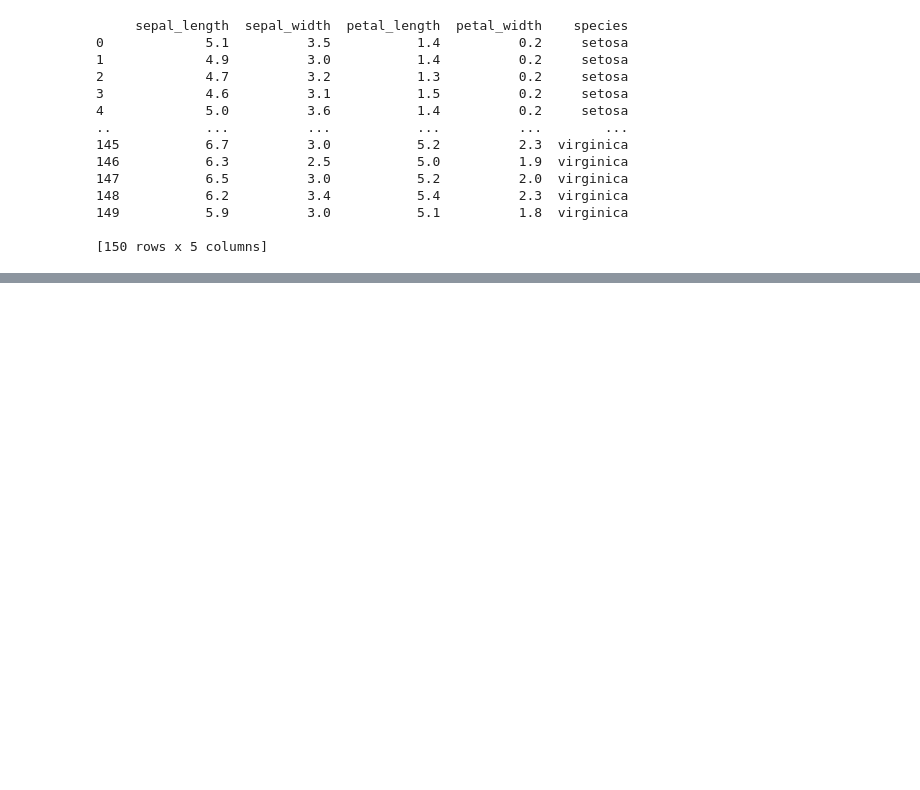
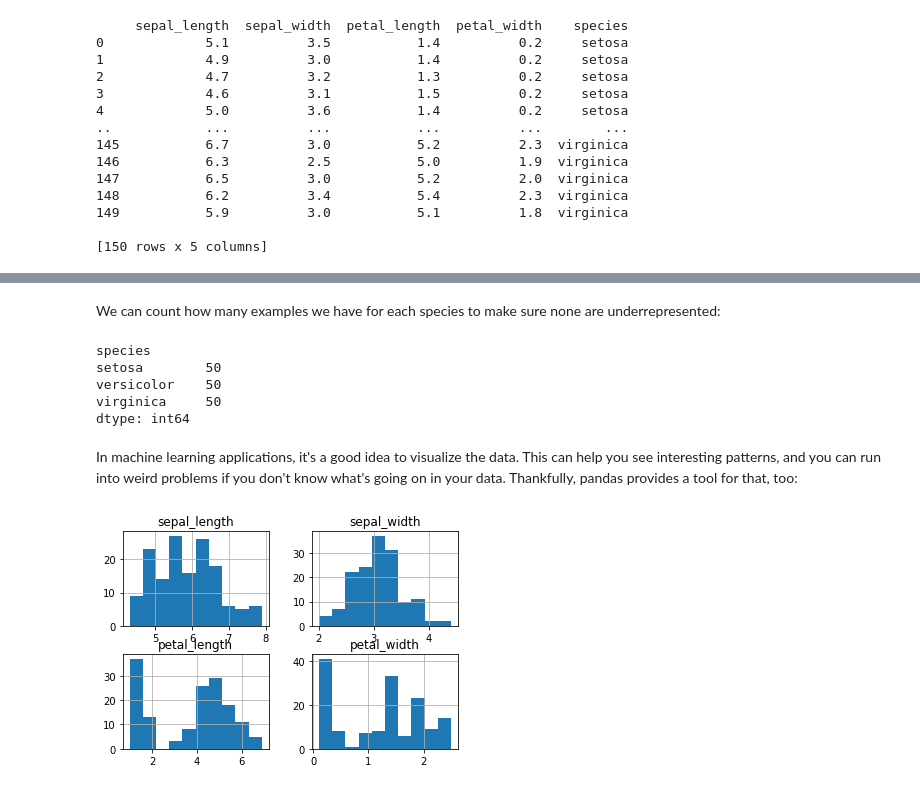
Before and after one commit to Tacitus523/ml4chem, a Jupyter notebook: Classification/logistic.ipynb, the cells around one changed output, grey strips where cells are left out. Drawn from its saved outputs; the diff is of its cells as text; code cells hidden in the pictures; blank space fills up the shorter version.

```diff
--- a/Classification/logistic.ipynb
+++ b/Classification/logistic.ipynb
@@ -29,0 +65,18 @@ print(iris)
+# %% [markdown]
+We can count how many examples we have for each species to make sure none are underrepresented:
+# %%
+iris.groupby('species').size()
+# %% [output]
+species
+setosa        50
+versicolor    50
+virginica     50
+dtype: int64
+# %% [markdown]
+In machine learning applications, it's a good idea to visualize the data.
+This can help you see interesting patterns, and you can run into weird problems if you don't know what's going on in your data.
+Thankfully, pandas provides a tool for that, too:
+# %%
+_ = iris.hist() # the '_ = ' at the beginning of the line suppresses some irrelevant output
+# %% [output]
+[figure, added]
```
Also changed, not shown: parts of 24 cells of this notebook.
